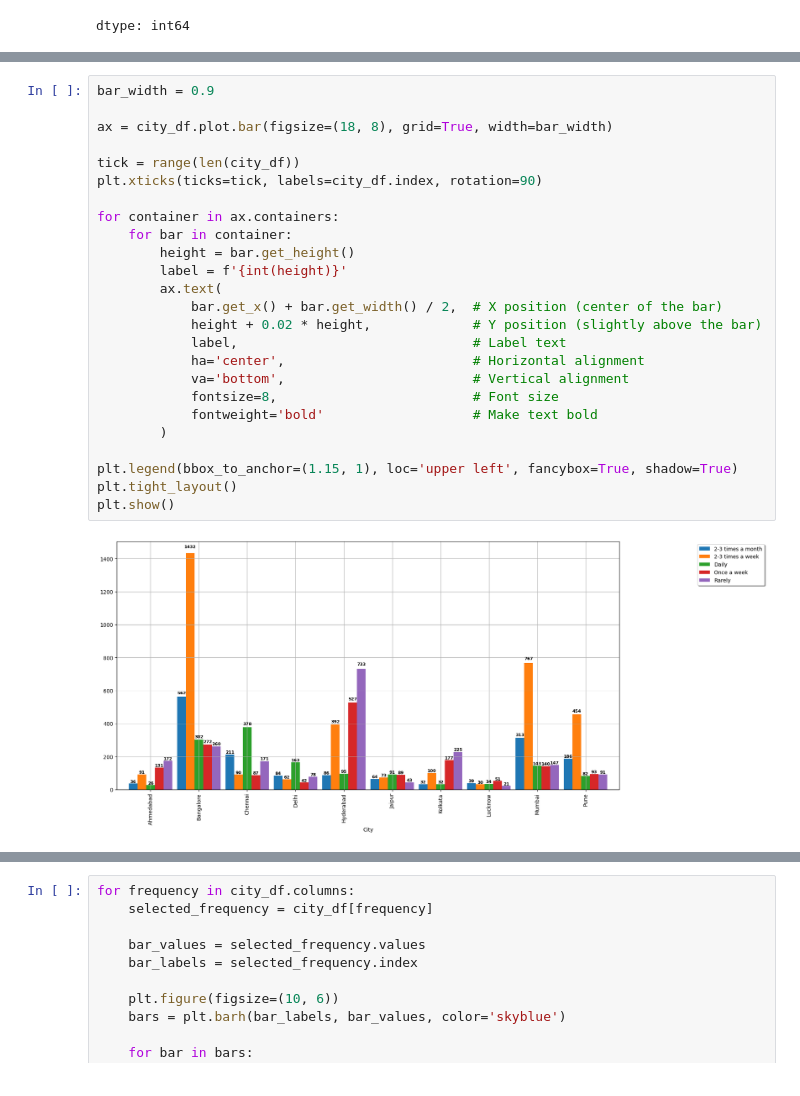
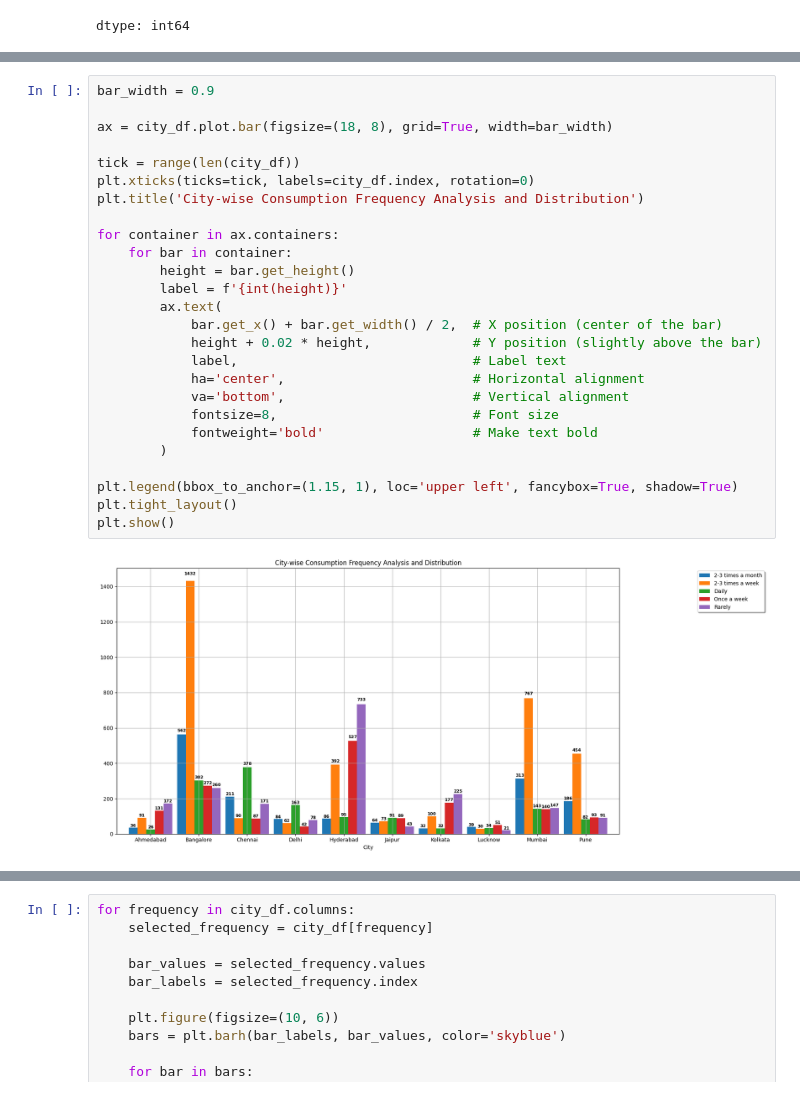
Before and after one commit to Udhay2898/Real-Fake-Job-Posting-Prediction, a Jupyter notebook: Food_and_Beverage.ipynb, the cells around one changed output, grey strips where cells are left out. Drawn from its saved outputs; the diff is of its cells as text.

```diff
--- a/Food_and_Beverage.ipynb
+++ b/Food_and_Beverage.ipynb
@@ -319,27 +344,28 @@ city_df.head(2)
 # %%
 bar_width = 0.9
 
 ax = city_df.plot.bar(figsize=(18, 8), grid=True, width=bar_width)
 
 tick = range(len(city_df))
-plt.xticks(ticks=tick, labels=city_df.index, rotation=90)
+plt.xticks(ticks=tick, labels=city_df.index, rotation=0)
+plt.title('City-wise Consumption Frequency Analysis and Distribution')
 
 for container in ax.containers:
     for bar in container:
         height = bar.get_height()
         label = f'{int(height)}'
         ax.text(
             bar.get_x() + bar.get_width() / 2,  # X position (center of the bar)
             height + 0.02 * height,             # Y position (slightly above the bar)
             label,                              # Label text
             ha='center',                        # Horizontal alignment
             va='bottom',                        # Vertical alignment
             fontsize=8,                         # Font size
             fontweight='bold'                   # Make text bold
         )
 
 plt.legend(bbox_to_anchor=(1.15, 1), loc='upper left', fancybox=True, shadow=True)
 plt.tight_layout()
 plt.show()
 # %% [output]
-[figure, old version]
+[figure, new version]
```
Also changed, not shown: parts of 44 cells of this notebook.
